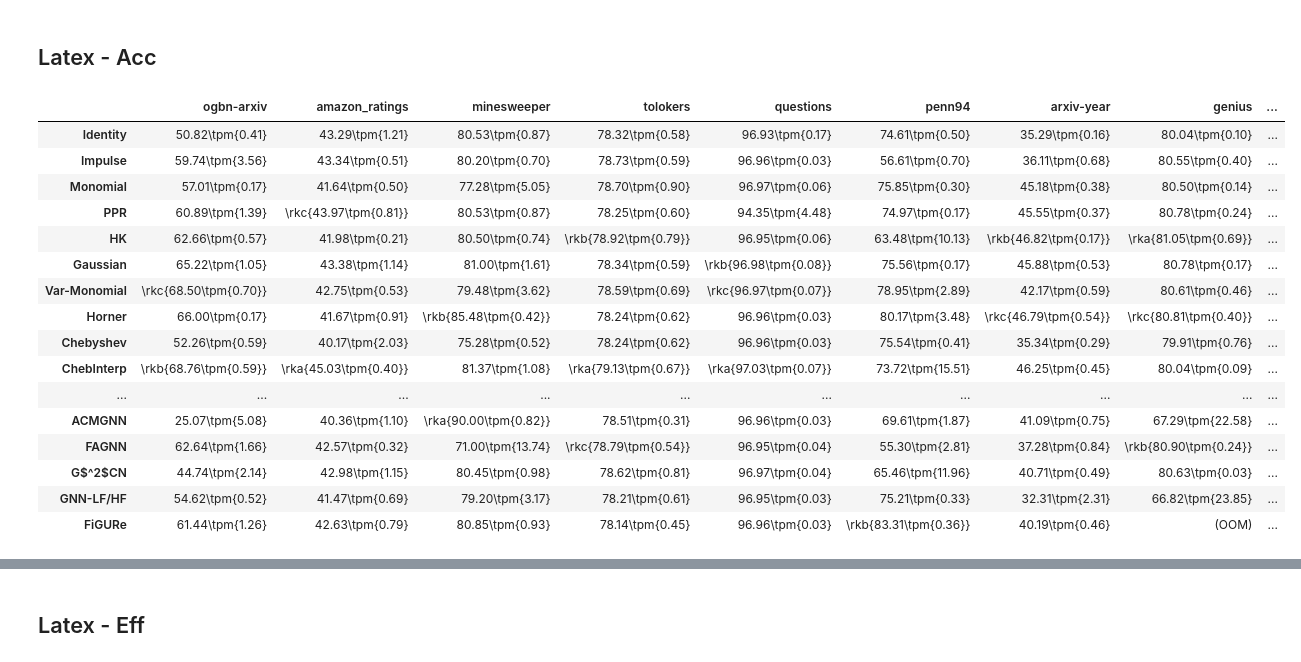
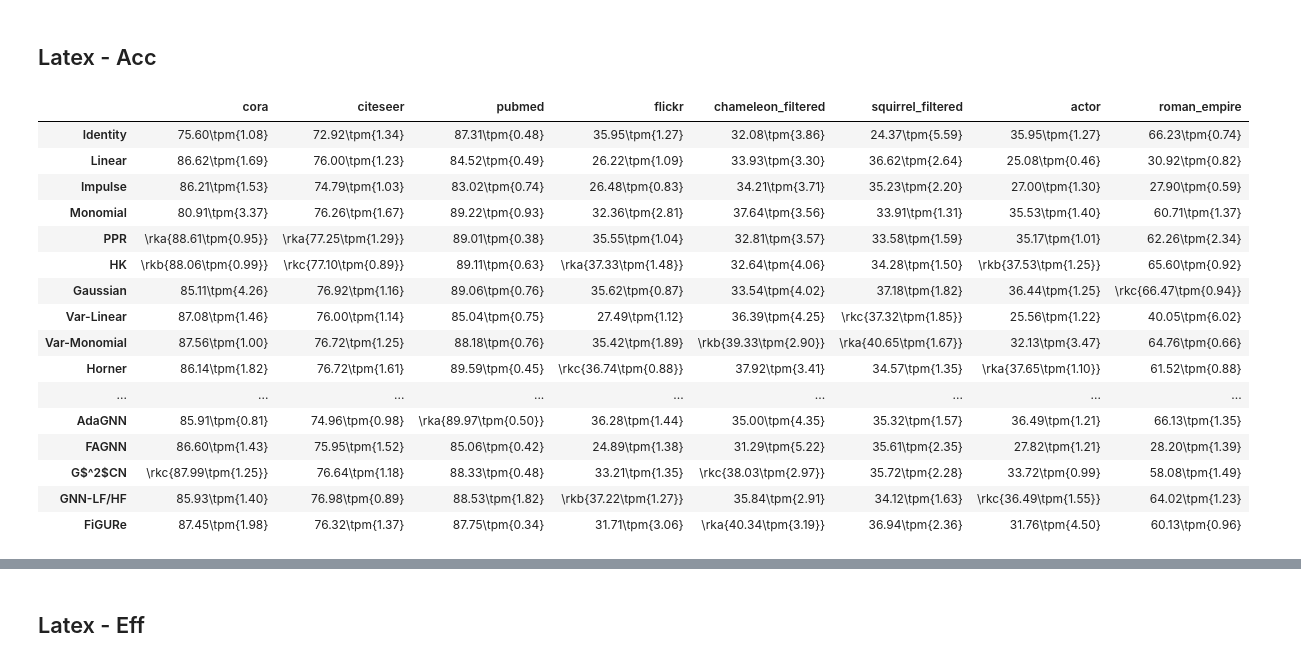
Before and after one commit to gdmnl/Spectral-GNN-Benchmark, a Jupyter notebook: examples/res_process/tab_res_fb.ipynb, the cells around one changed output, grey strips where cells are left out. Saved outputs shown, nothing was run; the diff lists cells and outputs as text; code cells hidden in the pictures.

```diff
--- a/examples/res_process/tab_res_fb.ipynb
+++ b/examples/res_process/tab_res_fb.ipynb
@@ -105,0 +143,17 @@ df
+# %%
+# dlst_acc = dlst
+dlst_acc = ["cora", "citeseer", "pubmed", "flickr", "chameleon_filtered", "squirrel_filtered", "actor", "roman_empire"]
+# dlst_acc = ["cora", "citeseer", "pubmed", "flickr", "reddit", "chameleon_filtered", "squirrel_filtered", "actor", "roman_empire"]
+# dlst_acc = ["ogbn-arxiv", "amazon_ratings", "minesweeper", "tolokers", "questions", "penn94", "arxiv-year", "genius", "twitch-gamer"]
+
+acc_dual = pd.DataFrame(index=flst, columns=pd.MultiIndex.from_product([dlst_acc, ['mean', 'std']]), dtype=float)
+acc_str = pd.DataFrame(index=flst, columns=dlst_acc, dtype=str)
+for row in acc_str.index:
+    for col in acc_str.columns:
+        mean = df.loc[(df['name'] == row) & (df['data'] == col), 's_test_mean'].values
+        std = df.loc[(df['name'] == row) & (df['data'] == col), 's_test_std'].values
+        if len(mean) > 0:
+            acc_dual.loc[row, col] = mean[0], std[0]
+            acc_str.loc[row, col] = f'{mean[0]:.2f}\\tpm{{{std[0]:.2f}}}'
+
+acc_dual.style.background_gradient(axis=0)
@@ -137,51 +247,38 @@ def calc_ranks(mean, std, ascending=False, exc=[]):
 
 rk = ['a', 'b', 'c']
 # %%
-# dlst_acc = dlst
-# dlst_acc = ["cora", "citeseer", "pubmed", "flickr", "chameleon_filtered", "squirrel_filtered", "actor", "roman_empire"]
-# dlst_acc = ["cora", "citeseer", "pubmed", "flickr", "reddit", "chameleon_filtered", "squirrel_filtered", "actor", "roman_empire"]
-dlst_acc = ["ogbn-arxiv", "amazon_ratings", "minesweeper", "tolokers", "questions", "penn94", "arxiv-year", "genius", "twitch-gamer"]
-
-acc_str = pd.DataFrame(index=flst, columns=dlst_acc, dtype=str)
-for row in acc_str.index:
-    for col in acc_str.columns:
-        mean = df.loc[(df['name'] == row) & (df['data'] == col), 's_f1i_test_mean'].values
-        std = df.loc[(df['name'] == row) & (df['data'] == col), 's_f1i_test_std'].values
-        if len(mean) > 0:
-            acc_str.loc[row, col] = f'{mean[0]:.2f}\\tpm{{{std[0]:.2f}}}'
-
 # acc_str[acc_str.isna().any(axis=1)]
 # acc_str.dropna(inplace=True)
 acc_str.fillna('(OOM)', inplace=True)
 
 for col in acc_str.columns:
-    mean = df.loc[df['data'] == col, ['name', 's_f1i_test_mean']].set_index('name')['s_f1i_test_mean'].astype(float)
-    std  = df.loc[df['data'] == col, ['name', 's_f1i_test_std']].set_index('name')['s_f1i_test_std'].astype(float)
+    mean = df.loc[df['data'] == col, ['name', 's_test_mean']].set_index('name')['s_test_mean'].astype(float)
+    std  = df.loc[df['data'] == col, ['name', 's_test_std']].set_index('name')['s_test_std'].astype(float)
     # rank = calc_ranks(mean, std)
     rank = mean.rank(ascending=False).astype(int)
     for i, rki in enumerate(rk):
         idx = rank[rank == i+1].index
         acc_str.loc[idx, col] = f'\\rk{rki}' + '{' + acc_str.loc[idx, col] + '}'
 
 acc_str
 # %% [output]
-|  | ogbn-arxiv | amazon_ratings | minesweeper | tolokers | questions | penn94 | arxiv-year | genius | ... |
-| Identity | 50.82\tpm{0.41} | 43.29\tpm{1.21} | 80.53\tpm{0.87} | 78.32\tpm{0.58} | 96.93\tpm{0.17} | 74.61\tpm{0.50} | 35.29\tpm{0.16} | 80.04\tpm{0.10} | ... |
-| Impulse | 59.74\tpm{3.56} | 43.34\tpm{0.51} | 80.20\tpm{0.70} | 78.73\tpm{0.59} | 96.96\tpm{0.03} | 56.61\tpm{0.70} | 36.11\tpm{0.68} | 80.55\tpm{0.40} | ... |
-| Monomial | 57.01\tpm{0.17} | 41.64\tpm{0.50} | 77.28\tpm{5.05} | 78.70\tpm{0.90} | 96.97\tpm{0.06} | 75.85\tpm{0.30} | 45.18\tpm{0.38} | 80.50\tpm{0.14} | ... |
-| PPR | 60.89\tpm{1.39} | \rkc{43.97\tpm{0.81}} | 80.53\tpm{0.87} | 78.25\tpm{0.60} | 94.35\tpm{4.48} | 74.97\tpm{0.17} | 45.55\tpm{0.37} | 80.78\tpm{0.24} | ... |
-| HK | 62.66\tpm{0.57} | 41.98\tpm{0.21} | 80.50\tpm{0.74} | \rkb{78.92\tpm{0.79}} | 96.95\tpm{0.06} | 63.48\tpm{10.13} | \rkb{46.82\tpm{0.17}} | \rka{81.05\tpm{0.69}} | ... |
-| Gaussian | 65.22\tpm{1.05} | 43.38\tpm{1.14} | 81.00\tpm{1.61} | 78.34\tpm{0.59} | \rkb{96.98\tpm{0.08}} | 75.56\tpm{0.17} | 45.88\tpm{0.53} | 80.78\tpm{0.17} | ... |
-| Var-Monomial | \rkc{68.50\tpm{0.70}} | 42.75\tpm{0.53} | 79.48\tpm{3.62} | 78.59\tpm{0.69} | \rkc{96.97\tpm{0.07}} | 78.95\tpm{2.89} | 42.17\tpm{0.59} | 80.61\tpm{0.46} | ... |
-| Horner | 66.00\tpm{0.17} | 41.67\tpm{0.91} | \rkb{85.48\tpm{0.42}} | 78.24\tpm{0.62} | 96.96\tpm{0.03} | 80.17\tpm{3.48} | \rkc{46.79\tpm{0.54}} | \rkc{80.81\tpm{0.40}} | ... |
-| Chebyshev | 52.26\tpm{0.59} | 40.17\tpm{2.03} | 75.28\tpm{0.52} | 78.24\tpm{0.62} | 96.96\tpm{0.03} | 75.54\tpm{0.41} | 35.34\tpm{0.29} | 79.91\tpm{0.76} | ... |
-| ChebInterp | \rkb{68.76\tpm{0.59}} | \rka{45.03\tpm{0.40}} | 81.37\tpm{1.08} | \rka{79.13\tpm{0.67}} | \rka{97.03\tpm{0.07}} | 73.72\tpm{15.51} | 46.25\tpm{0.45} | 80.04\tpm{0.09} | ... |
-| ... | ... | ... | ... | ... | ... | ... | ... | ... | ... |
-| ACMGNN | 25.07\tpm{5.08} | 40.36\tpm{1.10} | \rka{90.00\tpm{0.82}} | 78.51\tpm{0.31} | 96.96\tpm{0.03} | 69.61\tpm{1.87} | 41.09\tpm{0.75} | 67.29\tpm{22.58} | ... |
-| FAGNN | 62.64\tpm{1.66} | 42.57\tpm{0.32} | 71.00\tpm{13.74} | \rkc{78.79\tpm{0.54}} | 96.95\tpm{0.04} | 55.30\tpm{2.81} | 37.28\tpm{0.84} | \rkb{80.90\tpm{0.24}} | ... |
-| G$^2$CN | 44.74\tpm{2.14} | 42.98\tpm{1.15} | 80.45\tpm{0.98} | 78.62\tpm{0.81} | 96.97\tpm{0.04} | 65.46\tpm{11.96} | 40.71\tpm{0.49} | 80.63\tpm{0.03} | ... |
-| GNN-LF/HF | 54.62\tpm{0.52} | 41.47\tpm{0.69} | 79.20\tpm{3.17} | 78.21\tpm{0.61} | 96.95\tpm{0.03} | 75.21\tpm{0.33} | 32.31\tpm{2.31} | 66.82\tpm{23.85} | ... |
-| FiGURe | 61.44\tpm{1.26} | 42.63\tpm{0.79} | 80.85\tpm{0.93} | 78.14\tpm{0.45} | 96.96\tpm{0.03} | \rkb{83.31\tpm{0.36}} | 40.19\tpm{0.46} | (OOM) | ... |
+|  | cora | citeseer | pubmed | flickr | chameleon_filtered | squirrel_filtered | actor | roman_empire |
+| Identity | 75.60\tpm{1.08} | 72.92\tpm{1.34} | 87.31\tpm{0.48} | 35.95\tpm{1.27} | 32.08\tpm{3.86} | 24.37\tpm{5.59} | 35.95\tpm{1.27} | 66.23\tpm{0.74} |
+| Linear | 86.62\tpm{1.69} | 76.00\tpm{1.23} | 84.52\tpm{0.49} | 26.22\tpm{1.09} | 33.93\tpm{3.30} | 36.62\tpm{2.64} | 25.08\tpm{0.46} | 30.92\tpm{0.82} |
+| Impulse | 86.21\tpm{1.53} | 74.79\tpm{1.03} | 83.02\tpm{0.74} | 26.48\tpm{0.83} | 34.21\tpm{3.71} | 35.23\tpm{2.20} | 27.00\tpm{1.30} | 27.90\tpm{0.59} |
+| Monomial | 80.91\tpm{3.37} | 76.26\tpm{1.67} | 89.22\tpm{0.93} | 32.36\tpm{2.81} | 37.64\tpm{3.56} | 33.91\tpm{1.31} | 35.53\tpm{1.40} | 60.71\tpm{1.37} |
+| PPR | \rka{88.61\tpm{0.95}} | \rka{77.25\tpm{1.29}} | 89.01\tpm{0.38} | 35.55\tpm{1.04} | 32.81\tpm{3.57} | 33.58\tpm{1.59} | 35.17\tpm{1.01} | 62.26\tpm{2.34} |
+| HK | \rkb{88.06\tpm{0.99}} | \rkc{77.10\tpm{0.89}} | 89.11\tpm{0.63} | \rka{37.33\tpm{1.48}} | 32.64\tpm{4.06} | 34.28\tpm{1.50} | \rkb{37.53\tpm{1.25}} | 65.60\tpm{0.92} |
+| Gaussian | 85.11\tpm{4.26} | 76.92\tpm{1.16} | 89.06\tpm{0.76} | 35.62\tpm{0.87} | 33.54\tpm{4.02} | 37.18\tpm{1.82} | 36.44\tpm{1.25} | \rkc{66.47\tpm{0.94}} |
+| Var-Linear | 87.08\tpm{1.46} | 76.00\tpm{1.14} | 85.04\tpm{0.75} | 27.49\tpm{1.12} | 36.39\tpm{4.25} | \rkc{37.32\tpm{1.85}} | 25.56\tpm{1.22} | 40.05\tpm{6.02} |
+| Var-Monomial | 87.56\tpm{1.00} | 76.72\tpm{1.25} | 88.18\tpm{0.76} | 35.42\tpm{1.89} | \rkb{39.33\tpm{2.90}} | \rka{40.65\tpm{1.67}} | 32.13\tpm{3.47} | 64.76\tpm{0.66} |
+| Horner | 86.14\tpm{1.82} | 76.72\tpm{1.61} | 89.59\tpm{0.45} | \rkc{36.74\tpm{0.88}} | 37.92\tpm{3.41} | 34.57\tpm{1.35} | \rka{37.65\tpm{1.10}} | 61.52\tpm{0.88} |
+| ... | ... | ... | ... | ... | ... | ... | ... | ... |
+| AdaGNN | 85.91\tpm{0.81} | 74.96\tpm{0.98} | \rka{89.97\tpm{0.50}} | 36.28\tpm{1.44} | 35.00\tpm{4.35} | 35.32\tpm{1.57} | 36.49\tpm{1.21} | 66.13\tpm{1.35} |
+| FAGNN | 86.60\tpm{1.43} | 75.95\tpm{1.52} | 85.06\tpm{0.42} | 24.89\tpm{1.38} | 31.29\tpm{5.22} | 35.61\tpm{2.35} | 27.82\tpm{1.21} | 28.20\tpm{1.39} |
+| G$^2$CN | \rkc{87.99\tpm{1.25}} | 76.64\tpm{1.18} | 88.33\tpm{0.48} | 33.21\tpm{1.35} | \rkc{38.03\tpm{2.97}} | 35.72\tpm{2.28} | 33.72\tpm{0.99} | 58.08\tpm{1.49} |
+| GNN-LF/HF | 85.93\tpm{1.40} | 76.98\tpm{0.89} | 88.53\tpm{1.82} | \rkb{37.22\tpm{1.27}} | 35.84\tpm{2.91} | 34.12\tpm{1.63} | \rkc{36.49\tpm{1.55}} | 64.02\tpm{1.23} |
+| FiGURe | 87.45\tpm{1.98} | 76.32\tpm{1.37} | 87.75\tpm{0.34} | 31.71\tpm{3.06} | \rka{40.34\tpm{3.19}} | 36.94\tpm{2.36} | 31.76\tpm{4.50} | 60.13\tpm{0.96} |
 # %%
 for row in acc_str.index:
     print("\t& " + row + " & " + " & ".join(acc_str.loc[row].values) + " \\\\")
```
Also changed, not shown: parts of 9 cells of this notebook, 7 other files.
